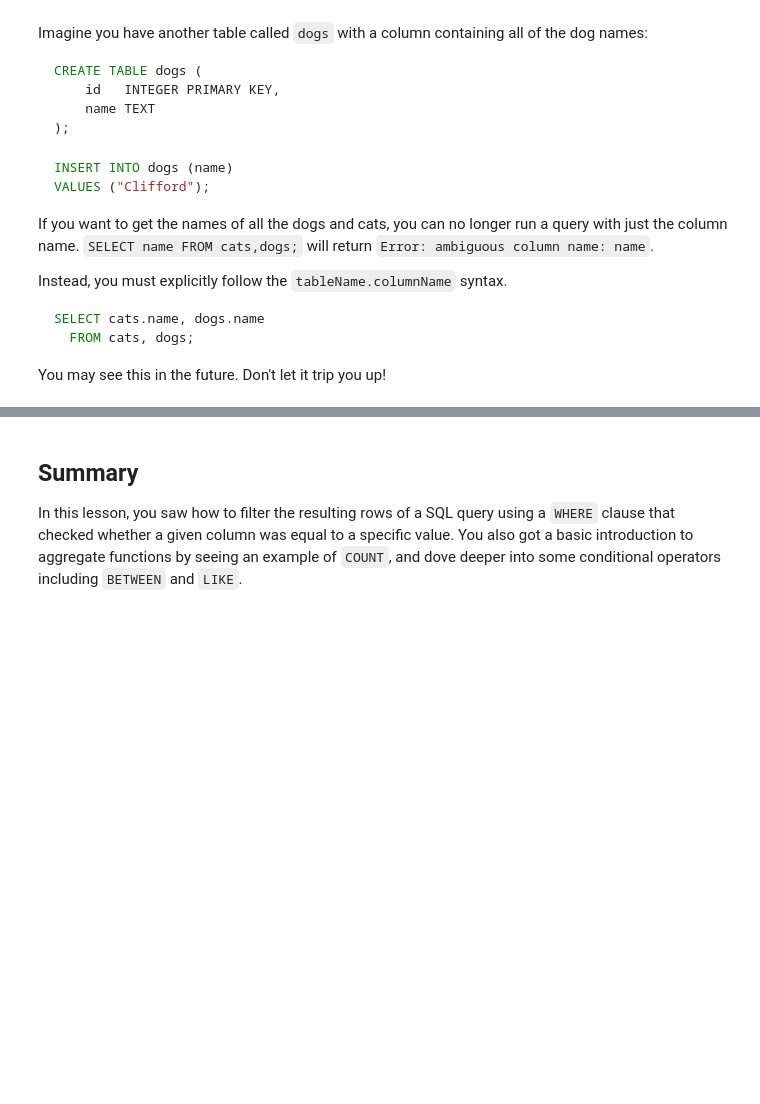
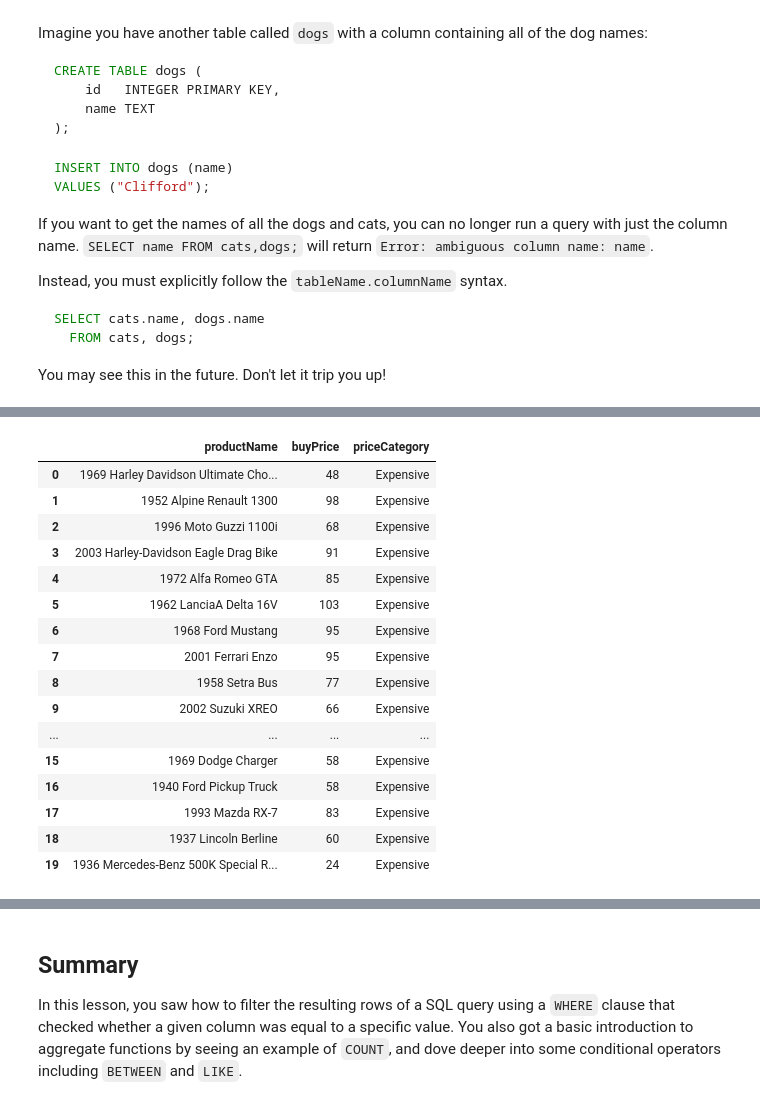
Before and after one commit to KweyuV/dsc-filtering-v2-4, a Jupyter notebook: index.ipynb, the cells around one changed output, grey strips where cells are left out. Cells and saved outputs as stored; diff of their text form; code cells hidden in the pictures; blank space fills up the shorter version.

```diff
--- a/index.ipynb
+++ b/index.ipynb
@@ -602,0 +627,30 @@ You may see this in the future. Don't let it trip you up!
+# %%
+pd.read_sql("""
+    SELECT
+        productName,
+        CAST(buyPrice AS integer) AS buyPrice,
+        CASE
+        WHEN buyPrice >= 50 THEN 'Expensive'
+        ELSE 'Cheap'
+        END AS priceCategory
+    FROM products
+    LIMIT 20;
+""", conn)
+# %% [output]
+|  | productName | buyPrice | priceCategory |
+| 0 | 1969 Harley Davidson Ultimate Cho... | 48 | Expensive |
+| 1 | 1952 Alpine Renault 1300 | 98 | Expensive |
+| 2 | 1996 Moto Guzzi 1100i | 68 | Expensive |
+| 3 | 2003 Harley-Davidson Eagle Drag Bike | 91 | Expensive |
+| 4 | 1972 Alfa Romeo GTA | 85 | Expensive |
+| 5 | 1962 LanciaA Delta 16V | 103 | Expensive |
+| 6 | 1968 Ford Mustang | 95 | Expensive |
+| 7 | 2001 Ferrari Enzo | 95 | Expensive |
+| 8 | 1958 Setra Bus | 77 | Expensive |
+| 9 | 2002 Suzuki XREO | 66 | Expensive |
+| ... | ... | ... | ... |
+| 15 | 1969 Dodge Charger | 58 | Expensive |
+| 16 | 1940 Ford Pickup Truck | 58 | Expensive |
+| 17 | 1993 Mazda RX-7 | 83 | Expensive |
+| 18 | 1937 Lincoln Berline | 60 | Expensive |
+| 19 | 1936 Mercedes-Benz 500K Special R... | 24 | Expensive |
```
Also changed, not shown: parts of 2 cells of this notebook.
